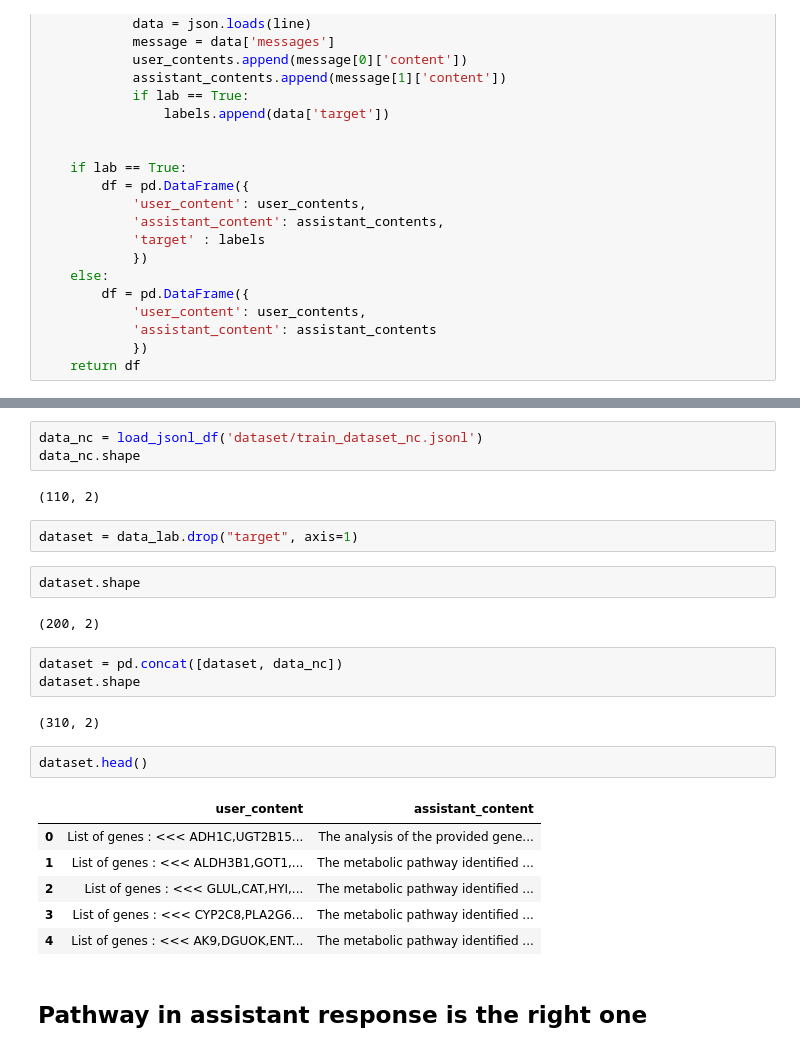
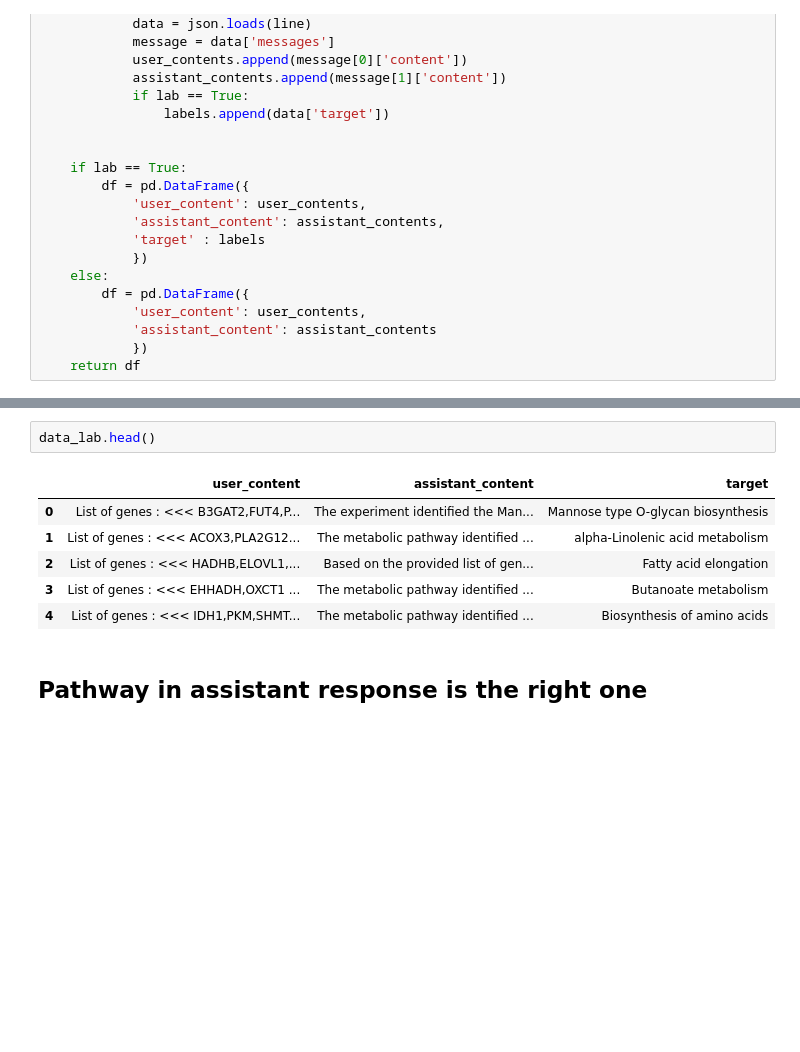
Before and after one commit to csdevignes/metabo-assistant, a Jupyter notebook: TrainDatasetVerif.ipynb, the cells around one changed output, grey strips where cells are left out. Drawn from its saved outputs; the diff is of its cells as text; blank space fills up the shorter version.

Commit message:
Training iter1 and 2

```diff
--- a/TrainDatasetVerif.ipynb
+++ b/TrainDatasetVerif.ipynb
@@ -43,28 +43,12 @@ data_lab.shape
-# %%
-data_nc = load_jsonl_df('dataset/train_dataset_nc.jsonl')
-data_nc.shape
-# %% [output]
-(110, 2)
-# %%
-dataset = data_lab.drop("target", axis=1)
-# %%
-dataset.shape
-# %% [output]
-(200, 2)
-# %%
-dataset = pd.concat([dataset, data_nc])
-dataset.shape
-# %% [output]
-(310, 2)
-# %%
-dataset.head()
-# %% [output]
-|  | user_content | assistant_content |
-| 0 | List of genes : <<< ADH1C,UGT2B15... | The analysis of the provided gene... |
-| 1 | List of genes : <<< ALDH3B1,GOT1,... | The metabolic pathway identified ... |
-| 2 | List of genes : <<< GLUL,CAT,HYI,... | The metabolic pathway identified ... |
-| 3 | List of genes : <<< CYP2C8,PLA2G6... | The metabolic pathway identified ... |
-| 4 | List of genes : <<< AK9,DGUOK,ENT... | The metabolic pathway identified ... |
+# %%
+data_lab.head()
+# %% [output]
+|  | user_content | assistant_content | target |
+| 0 | List of genes : <<< B3GAT2,FUT4,P... | The experiment identified the Man... | Mannose type O-glycan biosynthesis |
+| 1 | List of genes : <<< ACOX3,PLA2G12... | The metabolic pathway identified ... | alpha-Linolenic acid metabolism |
+| 2 | List of genes : <<< HADHB,ELOVL1,... | Based on the provided list of gen... | Fatty acid elongation |
+| 3 | List of genes : <<< EHHADH,OXCT1 ... | The metabolic pathway identified ... | Butanoate metabolism |
+| 4 | List of genes : <<< IDH1,PKM,SHMT... | The metabolic pathway identified ... | Biosynthesis of amino acids |
 # %% [markdown]
 ## Pathway in assistant response is the right one
 # %%
```
Also changed, not shown: parts of 10 cells of this notebook, 13 other files.
